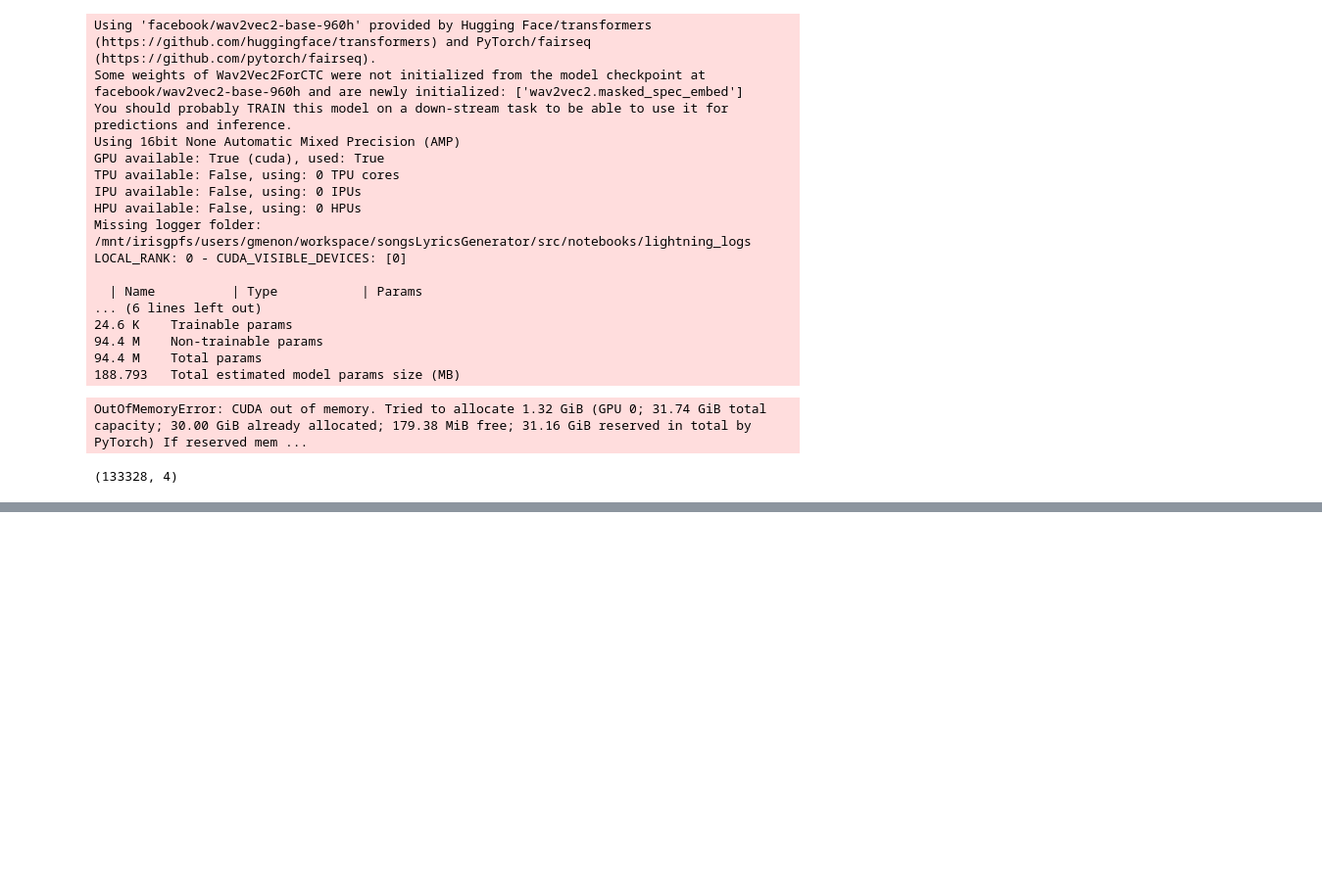
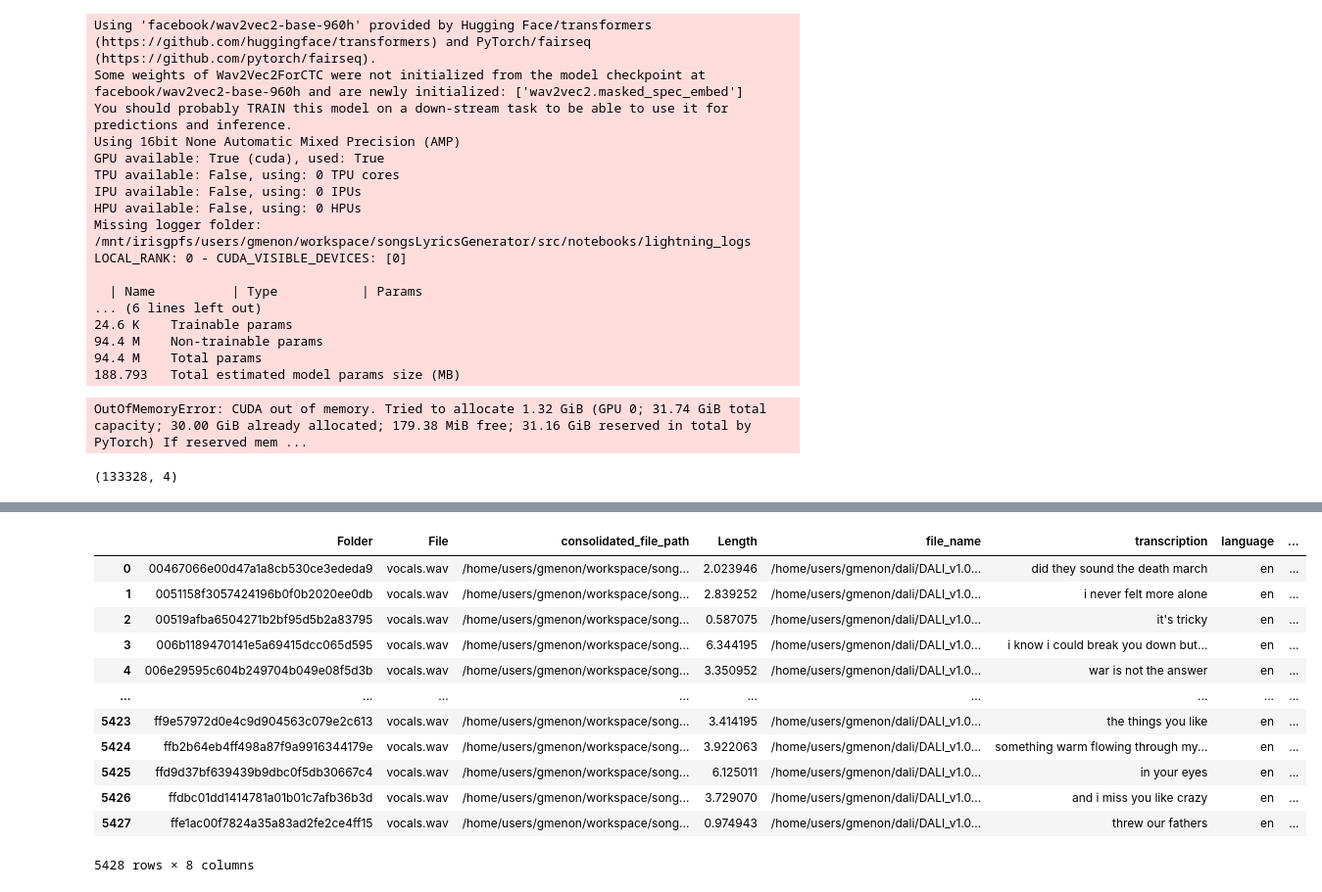
Before and after one commit to greeshmasmenon/songsLyricsGenerator, a Jupyter notebook: src/notebooks/Demucs.ipynb, the cells around one changed output, grey strips where cells are left out. Shown at 98% size. Cells and saved outputs as stored; diff of their text form; code cells hidden in the pictures; blank space fills up the shorter version.

```diff
--- a/src/notebooks/Demucs.ipynb
+++ b/src/notebooks/Demucs.ipynb
@@ -119,0 +170,7 @@ print(predictions)
+# %%
+import soundfile as sf
+data = []
+for file in df["consolidated_file_path"]:
+    f = sf.SoundFile(file)
+    data.append((file,f.frames / f.samplerate))
+data
@@ -119,0 +195,3 @@ print(predictions)
+# %%
+df1 = pd.DataFrame(data, columns=['consolidated_file_path', 'Length'])
+df1[df1["Length"] > 1]
@@ -119,0 +212,3 @@ print(predictions)
+# %%
+new_df = df.merge(df1, on='consolidated_file_path', how='left')
+new_df
@@ -119,0 +255,22 @@ print(predictions)
+# %%
+song_metadata_en = pd.read_csv("/home/users/gmenon/notebooks/home/users/gmenon/notebooks/song_metadata_en_cleaned.csv")
+song_metadata_en["Folder"] = song_metadata_en["file_name"].str.rsplit("/", n = 1).str[-1].str.split(".").str[0]
+song_metadata_en_demucs_cleaned = new_df.merge(song_metadata_en, on = "Folder", how = "inner", indicator=False)
+song_metadata_en_demucs_cleaned[['Folder', 'consolidated_file_path', 'Length', 'transcription']]
+song_metadata_en_demucs_cleaned["transcription_capitalized"] = song_metadata_en_demucs_cleaned["transcription"].str.upper()
+# %%
+song_metadata_en_demucs_cleaned
+# %% [output]
+|  | Folder | File | consolidated_file_path | Length | file_name | transcription | language | ... |
+| 0 | 00467066e00d47a1a8cb530ce3ededa9 | vocals.wav | /home/users/gmenon/workspace/song... | 2.023946 | /home/users/gmenon/dali/DALI_v1.0... | did they sound the death march | en | ... |
+| 1 | 0051158f3057424196b0f0b2020ee0db | vocals.wav | /home/users/gmenon/workspace/song... | 2.839252 | /home/users/gmenon/dali/DALI_v1.0... | i never felt more alone | en | ... |
+| 2 | 00519afba6504271b2bf95d5b2a83795 | vocals.wav | /home/users/gmenon/workspace/song... | 0.587075 | /home/users/gmenon/dali/DALI_v1.0... | it's tricky | en | ... |
+| 3 | 006b1189470141e5a69415dcc065d595 | vocals.wav | /home/users/gmenon/workspace/song... | 6.344195 | /home/users/gmenon/dali/DALI_v1.0... | i know i could break you down but... | en | ... |
+| 4 | 006e29595c604b249704b049e08f5d3b | vocals.wav | /home/users/gmenon/workspace/song... | 3.350952 | /home/users/gmenon/dali/DALI_v1.0... | war is not the answer | en | ... |
+| ... | ... | ... | ... | ... | ... | ... | ... | ... |
+| 5423 | ff9e57972d0e4c9d904563c079e2c613 | vocals.wav | /home/users/gmenon/workspace/song... | 3.414195 | /home/users/gmenon/dali/DALI_v1.0... | the things you like | en | ... |
+| 5424 | ffb2b64eb4ff498a87f9a9916344179e | vocals.wav | /home/users/gmenon/workspace/song... | 3.922063 | /home/users/gmenon/dali/DALI_v1.0... | something warm flowing through my... | en | ... |
+| 5425 | ffd9d37bf639439b9dbc0f5db30667c4 | vocals.wav | /home/users/gmenon/workspace/song... | 6.125011 | /home/users/gmenon/dali/DALI_v1.0... | in your eyes | en | ... |
+| 5426 | ffdbc01dd1414781a01b01c7afb36b3d | vocals.wav | /home/users/gmenon/workspace/song... | 3.729070 | /home/users/gmenon/dali/DALI_v1.0... | and i miss you like crazy | en | ... |
+| 5427 | ffe1ac00f7824a35a83ad2fe2ce4ff15 | vocals.wav | /home/users/gmenon/workspace/song... | 0.974943 | /home/users/gmenon/dali/DALI_v1.0... | threw our fathers | en | ... |
+5428 rows × 8 columns
```
Also changed, not shown: parts of 18 cells of this notebook, 5 other files.
